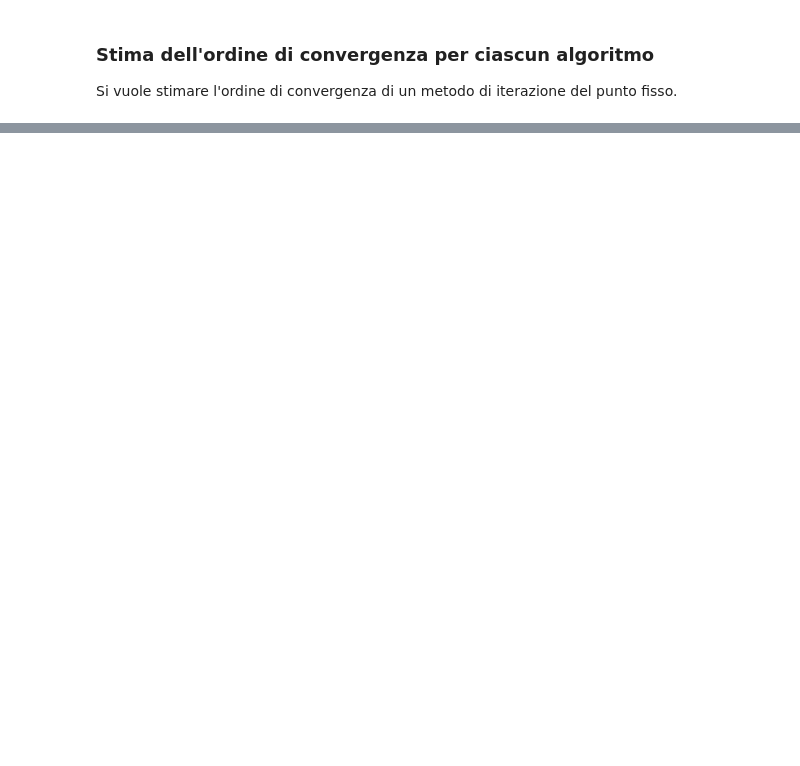
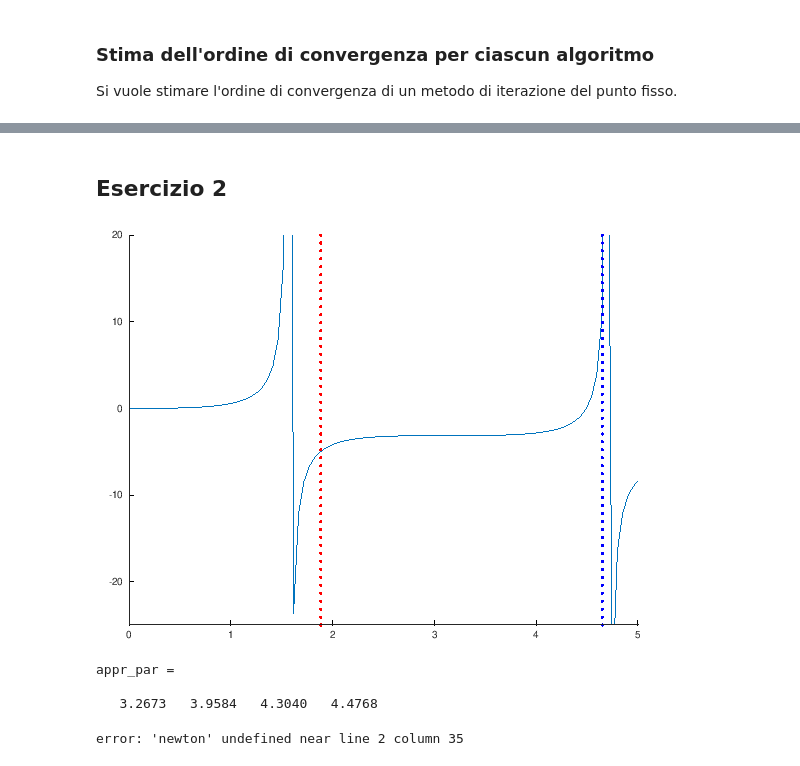
Before and after one commit to rbattistini/numerical-methods, a Jupyter notebook: part_4.ipynb, the cells around one changed output, grey strips where cells are left out. Drawn from its saved outputs; the diff is of its cells as text; code cells hidden in the pictures; blank space fills up the shorter version.

```diff
--- a/part_4.ipynb
+++ b/part_4.ipynb
@@ -331 +400,53 @@ tangenti_ordine =  2.0107
 secanti_ordine =  1.6933
+# %% [markdown]
+## Esercizio 2
+# %%
+clear a b x tolx tolf fx f
+close all
+
+syms x
+fx = tan(x) - x;
+fx1 = x;
+
+a = 3/5 * pi;
+b = 37/25 * pi;
+
+f = function_handle(fx);
+df = function_handle(diff(fx, x, 1));
+
+xc = linspace(0, 5);
+
+hold on
+plot(xc,feval(f, xc));
+plot(a, linspace(-25,20, 50), "r.-");
+plot(b, linspace(-25,20, 50), "b.-");
+ylim ([-25, 20]);
+hold off
+# %% [output]
+[figure, added]
+# %%
+tolx = 1e-8;
+tolf = 1e-8;
+v_nit = zeros(1,1);
+
+[sol, appr, nit] = bisezione(f,a,b,tolx);
+appr_par = appr(1:4)
+# %% [output]
+appr_par =
+
+   3.2673   3.9584   4.3040   4.4768
+# %%
+for i = 1:length(appr_par)
+    [sol_newton, ~, nit_newton] = newton(f, df, appr_par(i), tolx, ...
+        tolf, 1000);
+    [sol_secanti, appr_secanti, nit_secanti] = secanti(f,appr_par(i), ...
+        a,tolx,tolf,1000);
+
+    fprintf("Valore  dell'innesco x_0: %f\n", appr_par(i));
+    fprintf("[Secanti]: approssimazione: %f, iterazioni %i\n", ...
+        sol_secanti, nit_secanti);
+    fprintf("[Tangenti]: approssimazione: %f, iterazioni %i \n\n", ...
+        sol_newton, nit_newton);
+end
+# %% [output]
+error: 'newton' undefined near line 2 column 35
```
Also changed, not shown: parts of 19 cells of this notebook, 3 other files.
